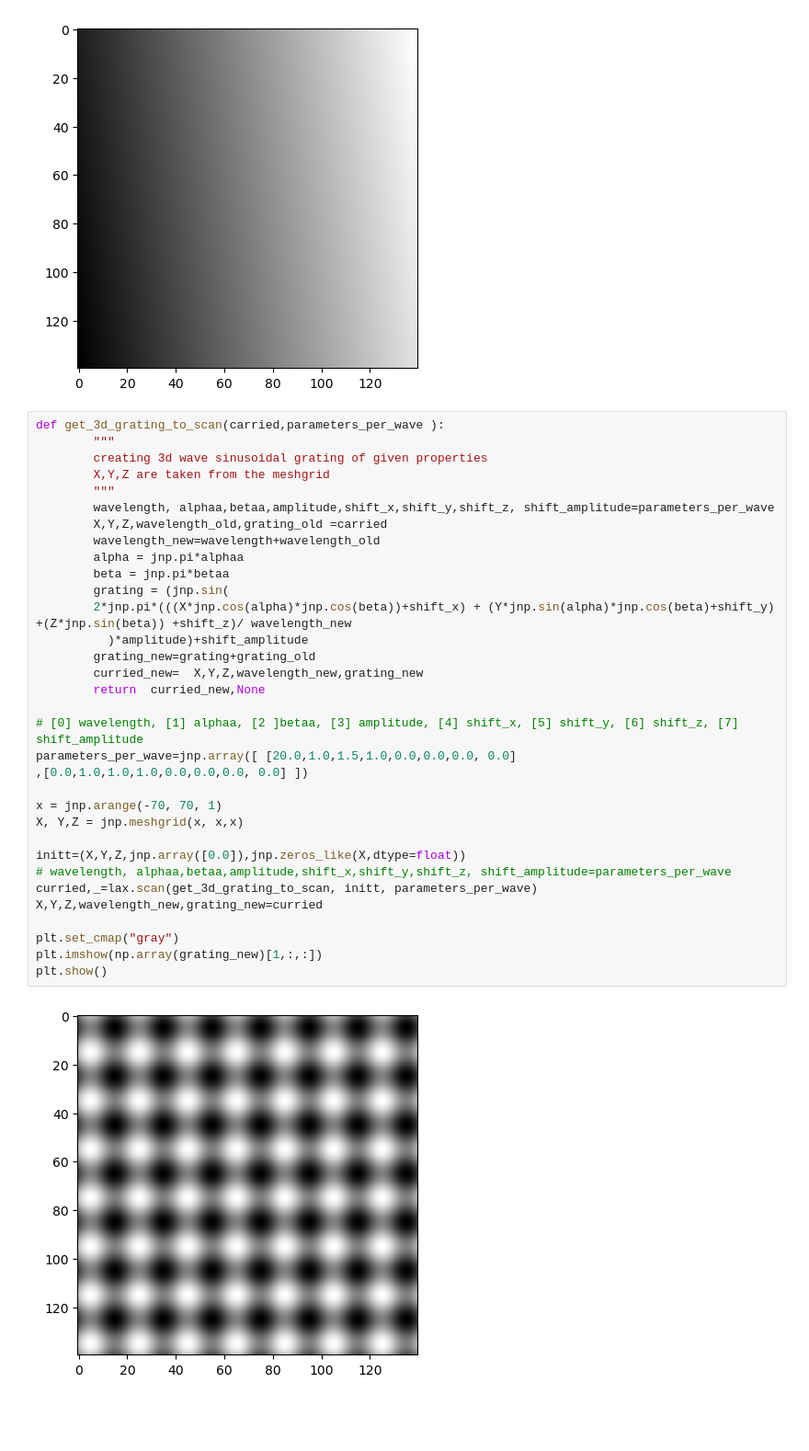
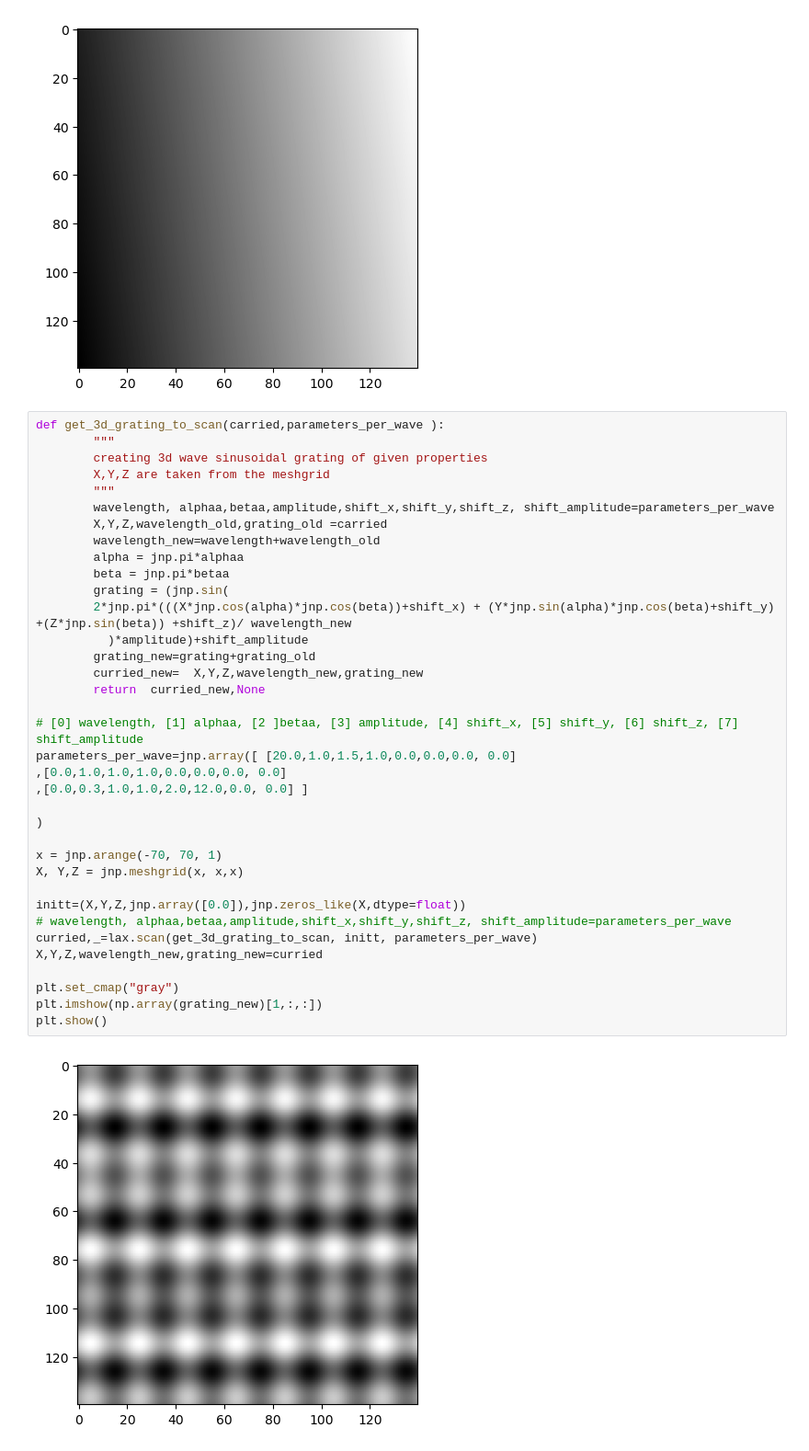
Before and after one commit to jakubMitura14/jax_cpu_experiments, a Jupyter notebook: test-project/test-python.ipynb, the cells around one changed output. Shown at 92% size. Drawn from its saved outputs; the diff is of its cells as text; blank space fills up the shorter version.

```diff
--- a/test-project/test-python.ipynb
+++ b/test-project/test-python.ipynb
@@ -185,33 +186,36 @@ def get_3d_grating_to_scan(carried,parameters_per_wave ):
         creating 3d wave sinusoidal grating of given properties
         X,Y,Z are taken from the meshgrid
         """
         wavelength, alphaa,betaa,amplitude,shift_x,shift_y,shift_z, shift_amplitude=parameters_per_wave
         X,Y,Z,wavelength_old,grating_old =carried
         wavelength_new=wavelength+wavelength_old
         alpha = jnp.pi*alphaa
         beta = jnp.pi*betaa
         grating = (jnp.sin(
         2*jnp.pi*(((X*jnp.cos(alpha)*jnp.cos(beta))+shift_x) + (Y*jnp.sin(alpha)*jnp.cos(beta)+shift_y) +(Z*jnp.sin(beta)) +shift_z)/ wavelength_new
           )*amplitude)+shift_amplitude
         grating_new=grating+grating_old
         curried_new=  X,Y,Z,wavelength_new,grating_new
         return  curried_new,None
 
 # [0] wavelength, [1] alphaa, [2 ]betaa, [3] amplitude, [4] shift_x, [5] shift_y, [6] shift_z, [7] shift_amplitude
 parameters_per_wave=jnp.array([ [20.0,1.0,1.5,1.0,0.0,0.0,0.0, 0.0]
-,[0.0,1.0,1.0,1.0,0.0,0.0,0.0, 0.0] ])
+,[0.0,1.0,1.0,1.0,0.0,0.0,0.0, 0.0]
+,[0.0,0.3,1.0,1.0,2.0,12.0,0.0, 0.0] ]
+
+)
 
 x = jnp.arange(-70, 70, 1)
 X, Y,Z = jnp.meshgrid(x, x,x)
 
 initt=(X,Y,Z,jnp.array([0.0]),jnp.zeros_like(X,dtype=float))
 # wavelength, alphaa,betaa,amplitude,shift_x,shift_y,shift_z, shift_amplitude=parameters_per_wave
 curried,_=lax.scan(get_3d_grating_to_scan, initt, parameters_per_wave)
 X,Y,Z,wavelength_new,grating_new=curried
 
 plt.set_cmap("gray")
 plt.imshow(np.array(grating_new)[1,:,:])
 plt.show()
 # %% [output]
-[figure, old version]
+[figure, new version]
 # %%
```
Also changed, not shown: parts of 3 cells of this notebook.
